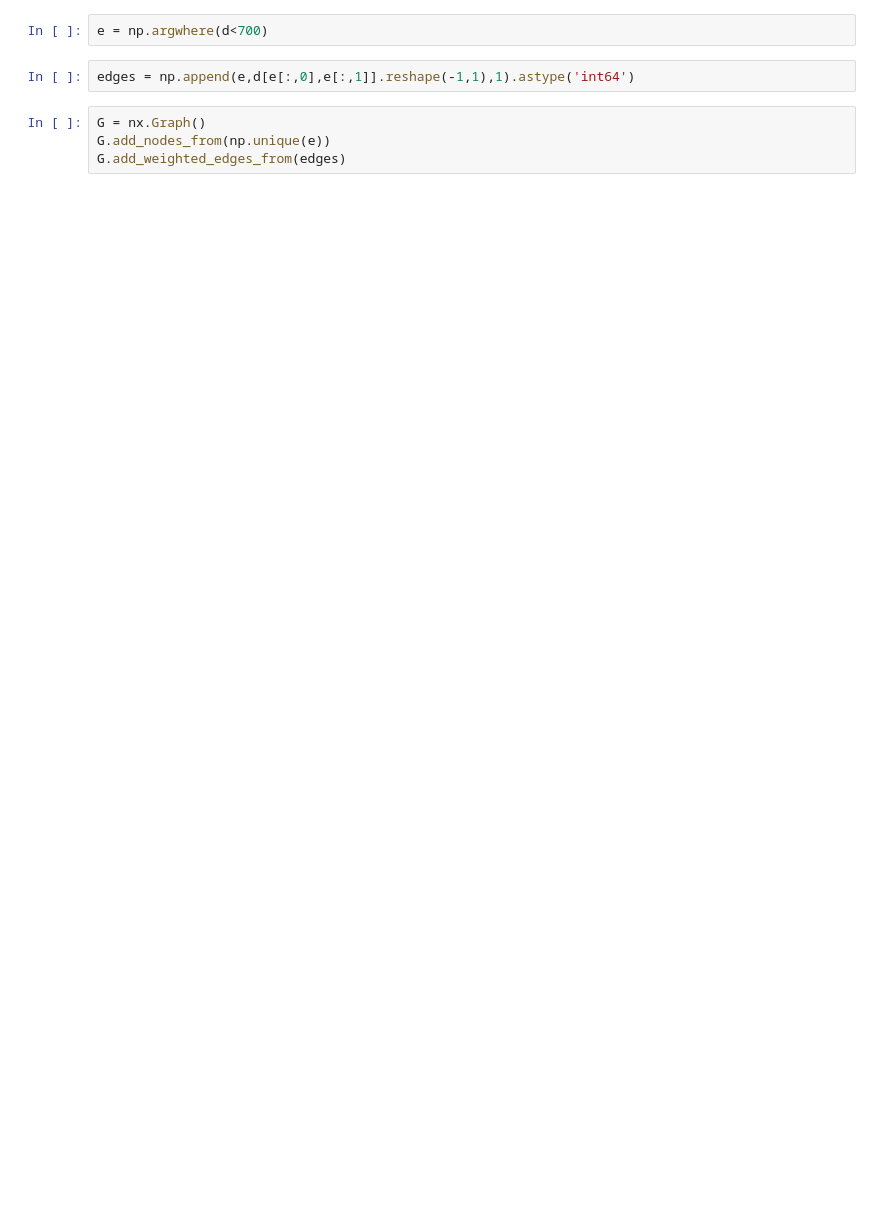
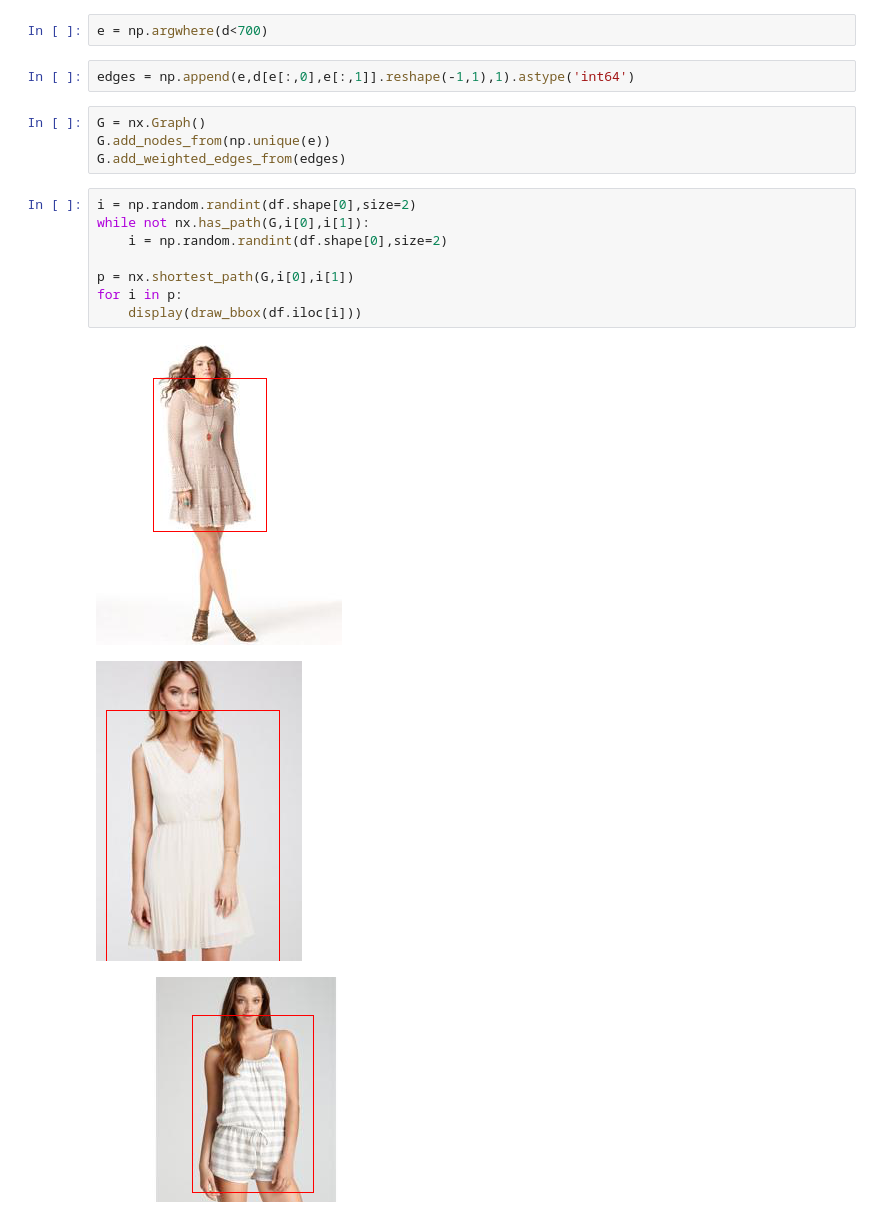
Before and after one commit to datascopeanalytics/DeepProduct, a Jupyter notebook: feature interpolation.ipynb, the cells around one changed output. Cells and saved outputs as stored; diff of their text form; blank space fills up the shorter version.

```diff
--- a/feature interpolation.ipynb
+++ b/feature interpolation.ipynb
@@ -149,3 +155,15 @@ edges = np.append(e,d[e[:,0],e[:,1]].reshape(-1,1),1).astype('int64')
 G = nx.Graph()
 G.add_nodes_from(np.unique(e))
 G.add_weighted_edges_from(edges)
+# %%
+i = np.random.randint(df.shape[0],size=2)
+while not nx.has_path(G,i[0],i[1]):
+    i = np.random.randint(df.shape[0],size=2)
+
+p = nx.shortest_path(G,i[0],i[1])
+for i in p:
+    display(draw_bbox(df.iloc[i]))
+# %% [output]
+[figure, added]
+[figure, added]
+[figure, added]
```
Also changed, not shown: parts of 7 cells of this notebook, 1 other file.
